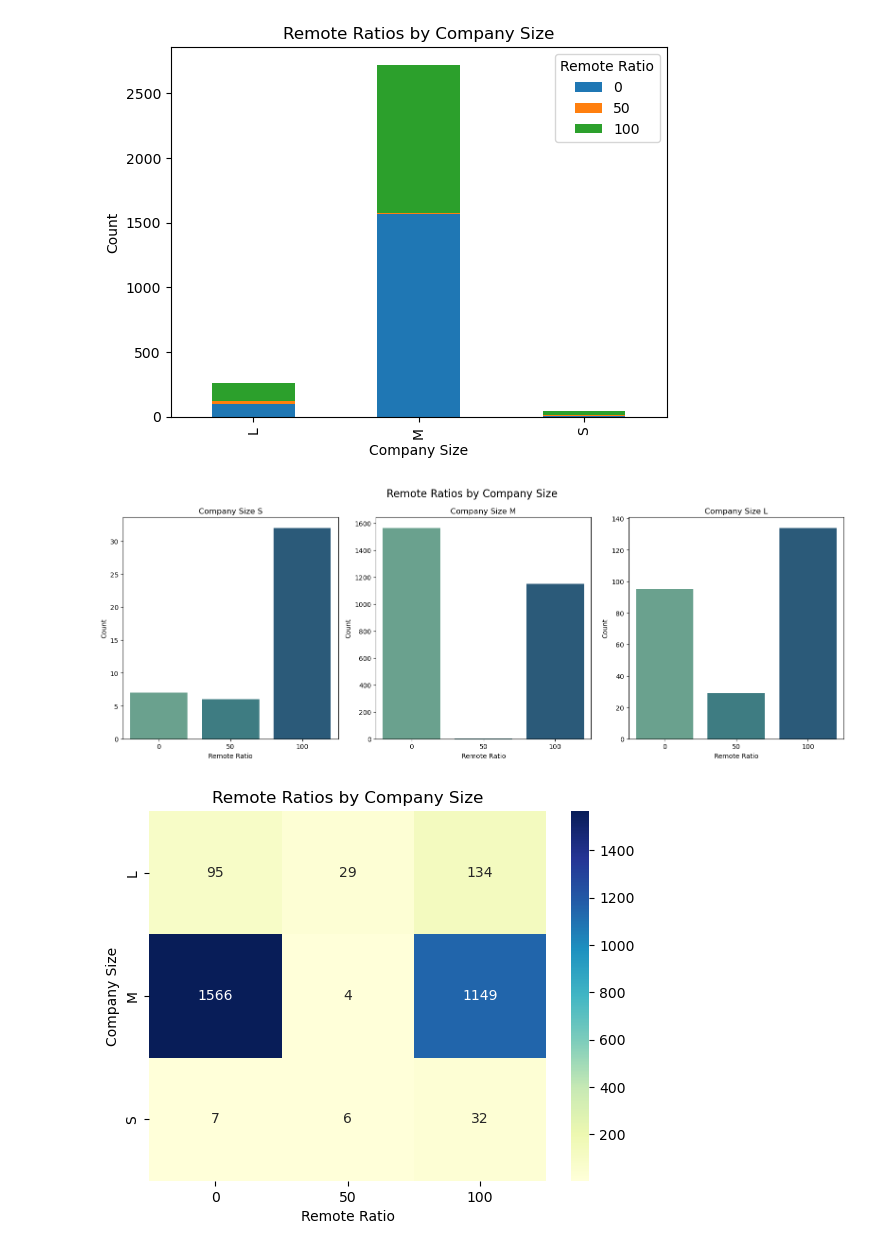
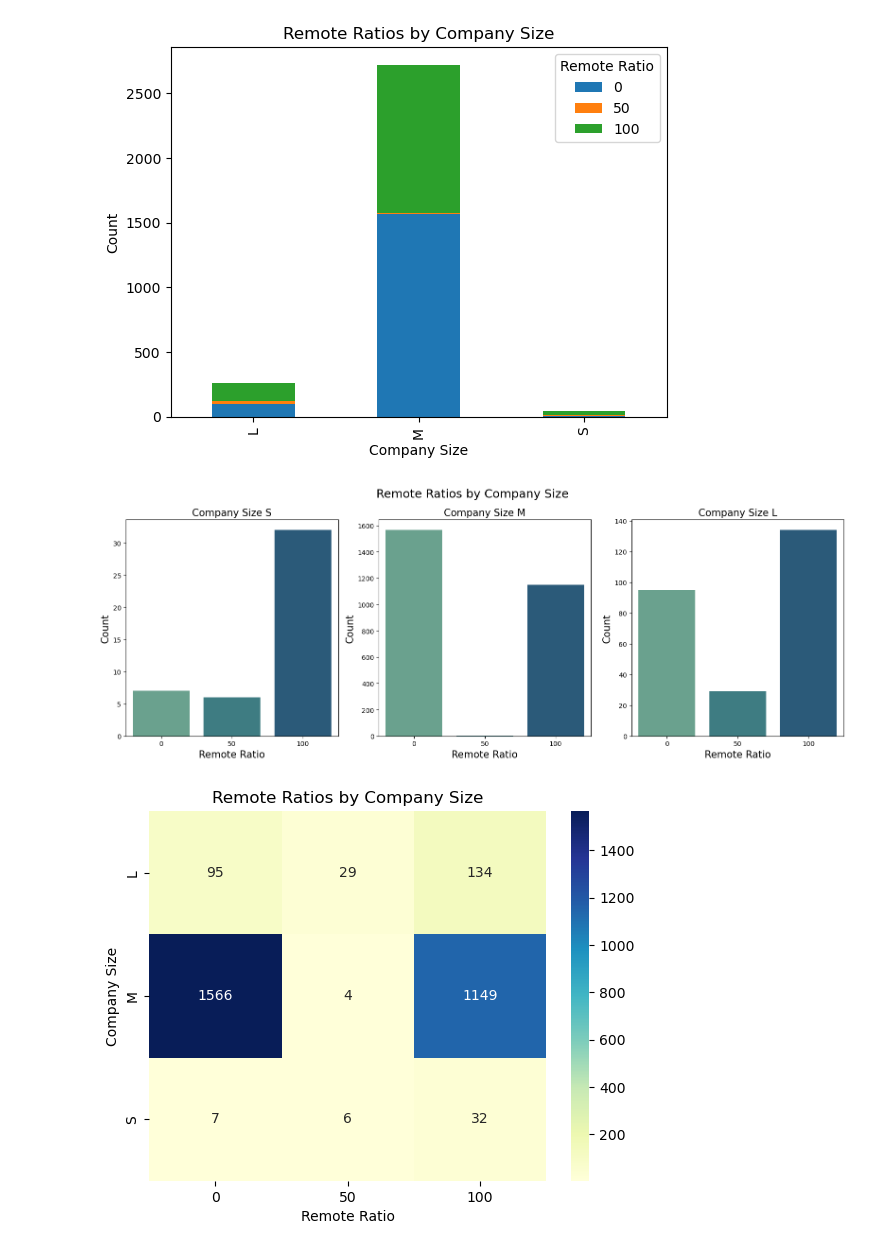
Before and after one commit to joshlynj/ds_salaries, a Jupyter notebook: notebooks/eda.ipynb, the cells around one changed output. Drawn from its saved outputs; the diff is of its cells as text; code cells hidden in the pictures.

```diff
--- a/notebooks/eda.ipynb
+++ b/notebooks/eda.ipynb
@@ -378,30 +378,30 @@ plt.show()
 # %%
 s_df = remote_df[remote_df['company_size'] == 'S']
 m_df = remote_df[remote_df['company_size'] == 'M']
 l_df = remote_df[remote_df['company_size'] == 'L']
 
 fig, axes = plt.subplots(nrows=1, ncols=3, figsize=(16, 6))
 
 sns.countplot(x='remote_ratio', data=s_df, ax=axes[0], palette="crest")
-axes[0].set_title('Company Size S')
-axes[0].set_xlabel('Remote Ratio')
-axes[0].set_ylabel('Count')
+axes[0].set_title('Company Size S', fontsize=15)
+axes[0].set_xlabel('Remote Ratio', fontsize=15)
+axes[0].set_ylabel('Count', fontsize=15)
 
 sns.countplot(x='remote_ratio', data=m_df, ax=axes[1], palette="crest")
-axes[1].set_title('Company Size M')
-axes[1].set_xlabel('Remote Ratio')
-axes[1].set_ylabel('Count')
+axes[1].set_title('Company Size M', fontsize=15)
+axes[1].set_xlabel('Remote Ratio', fontsize=15)
+axes[1].set_ylabel('Count', fontsize=15)
 
 sns.countplot(x='remote_ratio', data=l_df, ax=axes[2], palette="crest")
-axes[2].set_title('Company Size L')
-axes[2].set_xlabel('Remote Ratio')
-axes[2].set_ylabel('Count')
+axes[2].set_title('Company Size L', fontsize=15)
+axes[2].set_xlabel('Remote Ratio', fontsize=15)
+axes[2].set_ylabel('Count', fontsize=15)
 
-plt.suptitle('Remote Ratios by Company Size', fontsize=16)
+plt.suptitle('Remote Ratios by Company Size', fontsize=18)
 
 plt.tight_layout()
 # %% [output]
-[figure, old version]
+[figure, new version]
 # %%
 #fig, ax1 = plt.subplots(figsize=(16,9))
 #sns.lineplot(y = remote_df['remote_ratio'], x = remote_df['company_size'], marker='o', sort = False, color = '#aa42f5')
```
Also changed, not shown: parts of 4 cells of this notebook.
